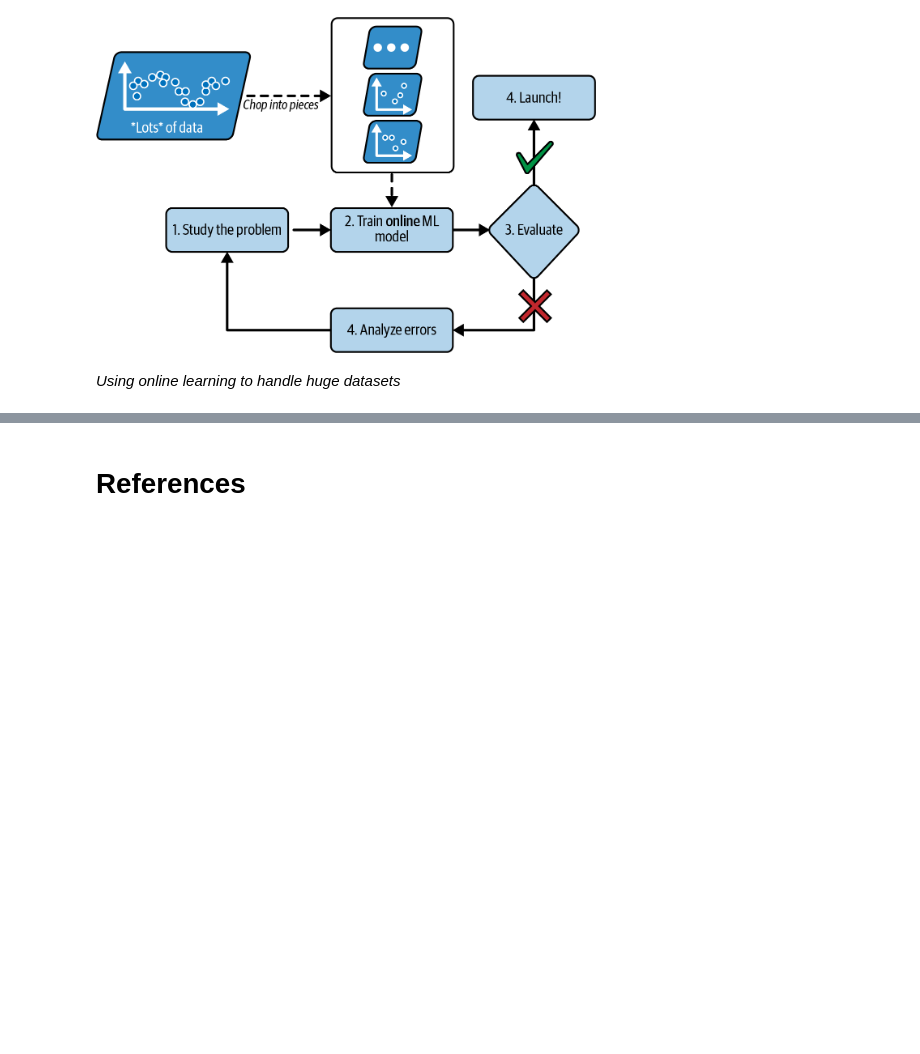
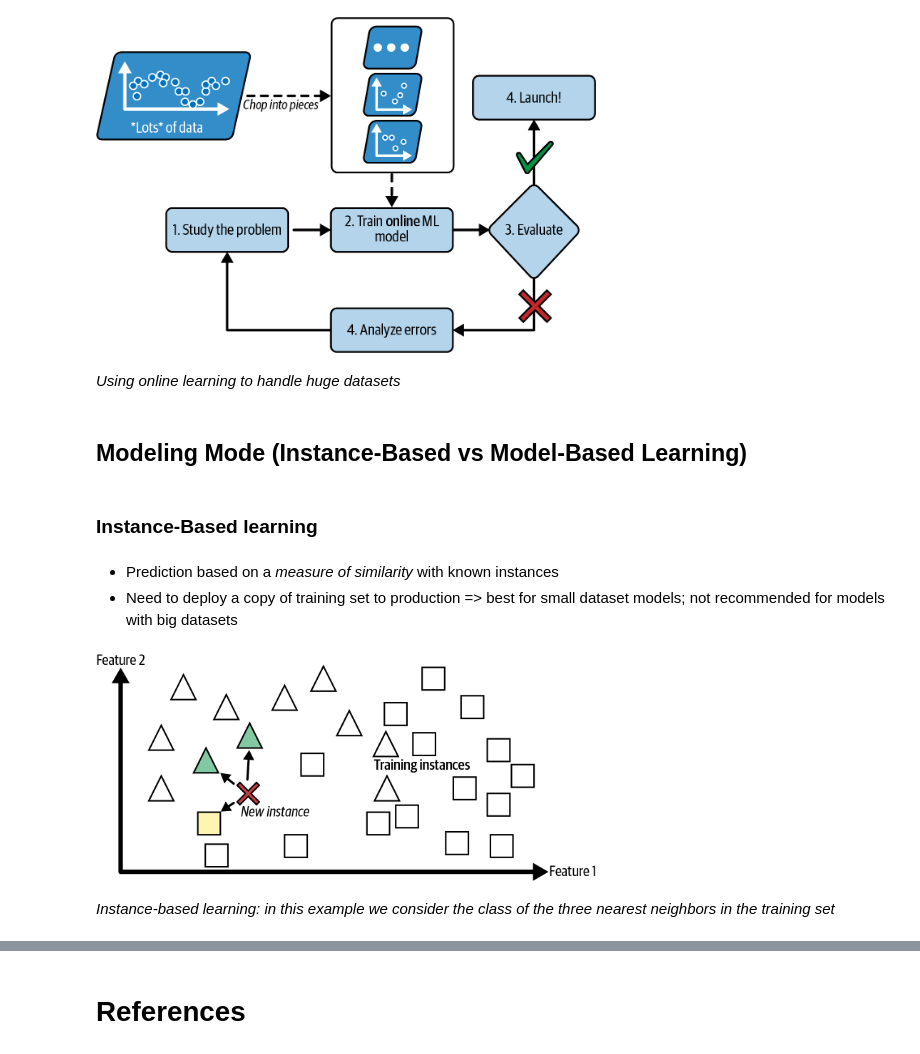
Before and after one commit to ancilcleetus/My-Learning-Journey-in-AI, a Jupyter notebook: Fundamentals-of-Machine-Learning/machine_learning_landscape.ipynb, the cells around one changed output, grey strips where cells are left out. Drawn from its saved outputs; the diff is of its cells as text; code cells hidden in the pictures; blank space fills up the shorter version.

Commit message:
Added Instance-based learning in machine_learning_landscape.ipynb

```diff
--- a/Fundamentals-of-Machine-Learning/machine_learning_landscape.ipynb
+++ b/Fundamentals-of-Machine-Learning/machine_learning_landscape.ipynb
@@ -225,6 +227,20 @@ display(Markdown("*Using online learning to handle huge datasets*"))
 # %% [output]
 [figure]
 *Using online learning to handle huge datasets*
+# %% [markdown]
+## Modeling Mode (Instance-Based vs Model-Based Learning)
+# %% [markdown]
+### Instance-Based learning
+# %% [markdown]
+* Prediction based on a *measure of similarity* with known instances
+* Need to deploy a copy of training set to production => best for small dataset models; not recommended for models with big datasets
+# %%
+from IPython.display import Image, display, Markdown
+display(Image(filename="data/images/machine_learning_landscape_16.png", width=500))
+display(Markdown("*Instance-based learning: in this example we consider the class of the three nearest neighbors in the training set*"))
+# %% [output]
+[figure, added]
+*Instance-based learning: in this example we consider the class of the three nearest neighbors in the training set*
 # %% [markdown]
 ![rainbow](https://github.com/ancilcleetus/My-Learning-Journey/assets/25684256/839c3524-2a1d-4779-85a0-83c562e1e5e5)
 # %% [markdown]
```
Also changed, not shown: parts of 1 cell of this notebook, 1 other file.
